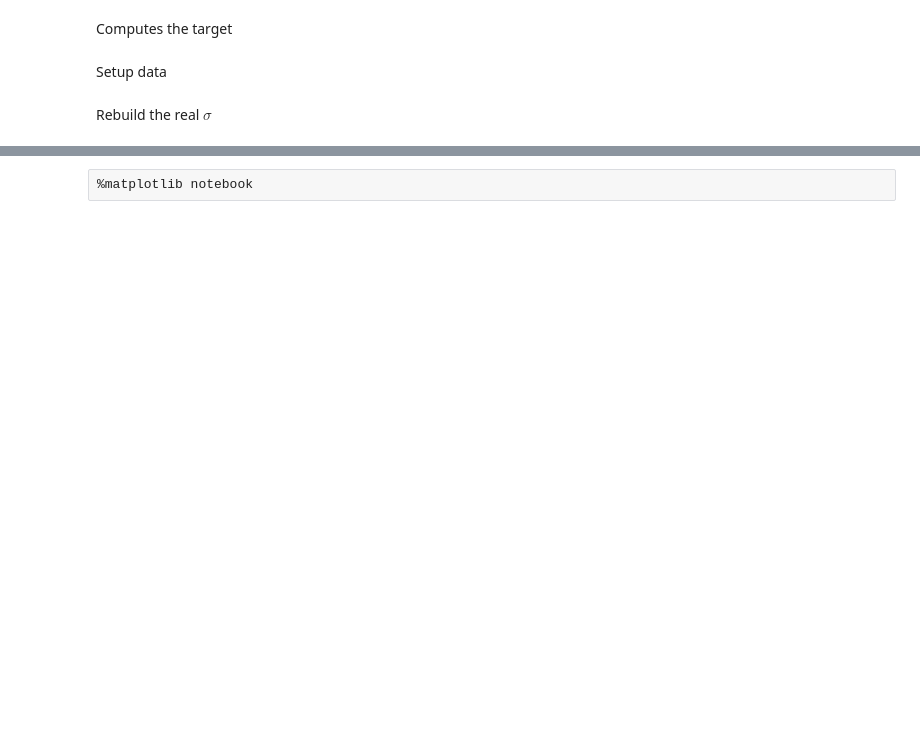
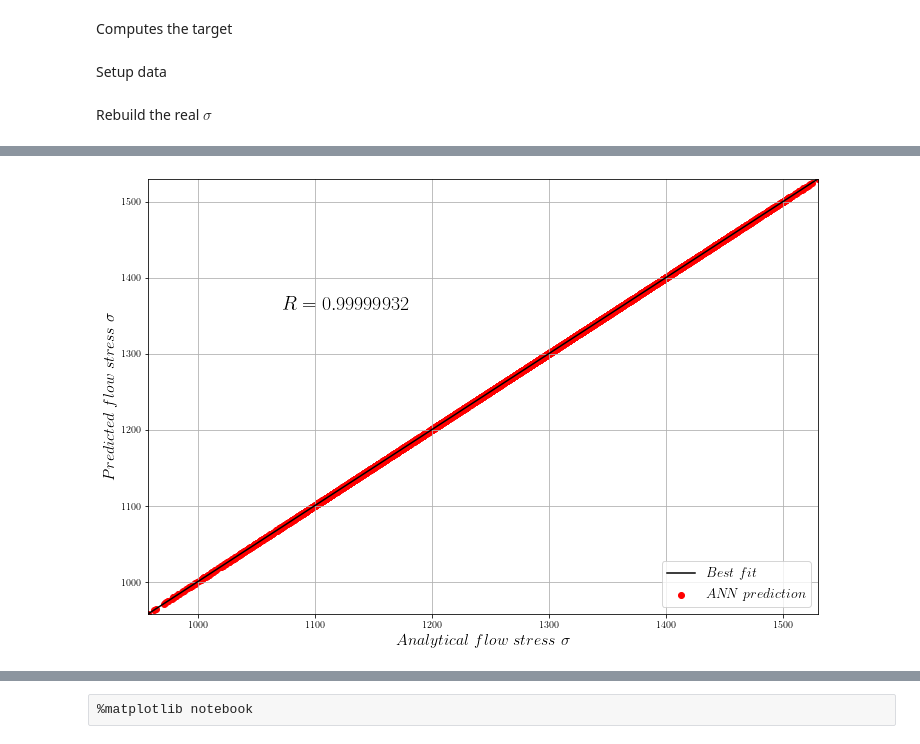
Before and after one commit to pantale/ANN-ConstitutiveLaw, a Jupyter notebook: ANN-JohnsonCook/Recompute-NN-2layers.ipynb, the cells around one changed output, grey strips where cells are left out. Cells and saved outputs as stored; diff of their text form; code cells hidden in the pictures; blank space fills up the shorter version.

Commit message:
Add R graphs

```diff
--- a/ANN-JohnsonCook/Recompute-NN-2layers.ipynb
+++ b/ANN-JohnsonCook/Recompute-NN-2layers.ipynb
@@ -114,0 +146,21 @@ levelsC = [0.01, 0.005, 0.0025, 0.001]
+# %%
+num = np.sum((sig-np.mean(sig)).T*(SigmaNN-np.mean(SigmaNN)))
+den = math.sqrt(np.sum((sig-np.mean(sig)).T**2)*np.sum((SigmaNN-np.mean(SigmaNN))**2))
+R = num/den
+#np.mean(np.abs(((NNoutput+1)-(predictedOutput+1))/(NNoutput+1)))*100
+plt.figure(figsize = (12, 8))
+plt.rc('text', usetex = True)
+plt.scatter(sig, SigmaNN, color='red', label="$AN\!N\ prediction$")
+plt.plot([np.min(sig),np.max(sig)], [np.min(sig),np.max(sig)], color = 'black', label='$Best\ fit$')
+plt.xlim(np.min(sig), np.max(sig))
+plt.ylim(np.min(sig), np.max(sig))
+plt.grid()
+plt.legend(loc = 'lower right',fancybox = True, numpoints = 1, fontsize = 14)
+plt.xlabel(r'$Analytical\ flow\ stress\ \sigma$', fontsize = 16)
+plt.ylabel(r'$Predicted\ flow\ stress\ \sigma$', fontsize = 16)
+plt.text(np.min(sig) + 0.2*(np.max(sig)-np.min(sig)), np.min(sig)+ 0.7*(np.max(sig)-np.min(sig)), '$R = %.8f$' % (R), fontsize=20)
+#plt.title(r'$Map\ of\ errors\ \varepsilon^{p} / T$', fontsize = 20)
+#if (saveFigures) : plt.savefig(dataPath + '/' + 'NN-' + model.name + '-error-sig.svg', bbox_inches = 'tight', pad_inches = 0)
+plt.show()
+# %% [output]
+[figure, added]
```
Also changed, not shown: parts of 48 cells of this notebook, 2 other files.
